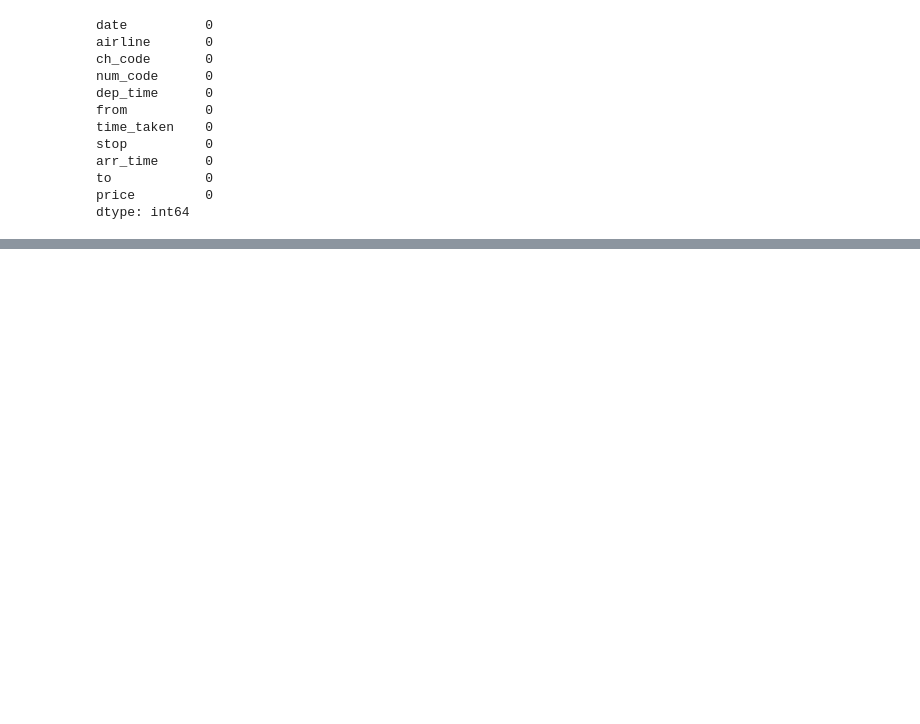
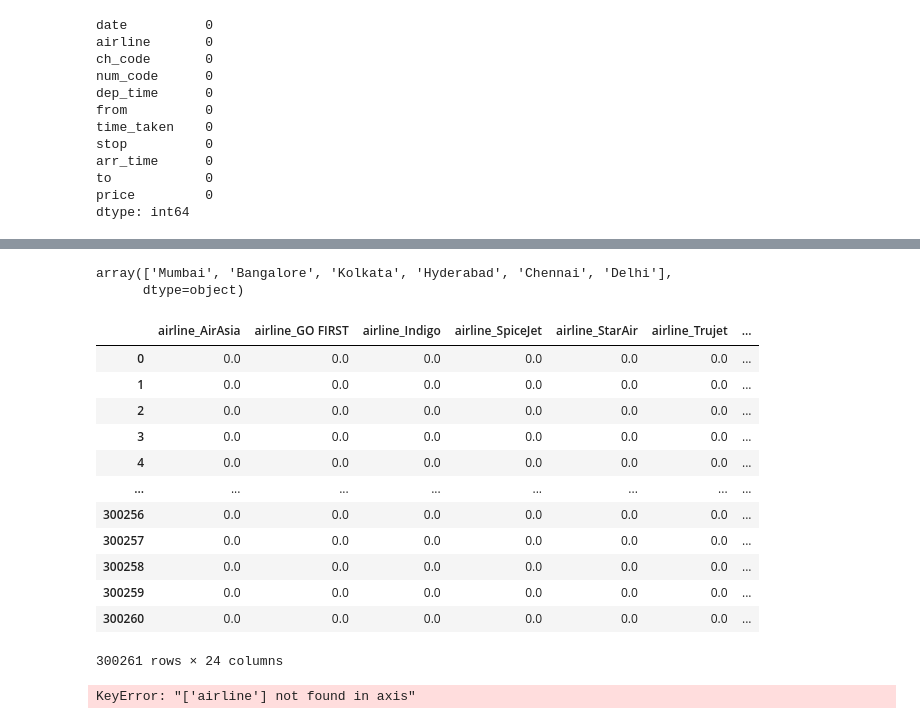
Before and after one commit to agrajnema/EDA, a Jupyter notebook: FlightPricePrediction/flight_prediction_eda.ipynb, the cells around one changed output, grey strips where cells are left out. Saved outputs shown, nothing was run; the diff lists cells and outputs as text; code cells hidden in the pictures; blank space fills up the shorter version.

```diff
--- a/FlightPricePrediction/flight_prediction_eda.ipynb
+++ b/FlightPricePrediction/flight_prediction_eda.ipynb
@@ -64,0 +119,10 @@ dtype: int64
+# %%
+#convert date and time columns created above to int
+
+df['day'] = df['day'].astype(int)
+df['month'] = df['month'].astype(int)
+df['year'] = df['year'].astype(int)
+df['dep_hour'] = df['dep_hour'].astype(int)
+df['dep_min'] = df['dep_min'].astype(int)
+df['arr_hour'] = df['arr_hour'].astype(int)
+df['arr_min'] = df['arr_min'].astype(int)
@@ -64,0 +183,2 @@ dtype: int64
+# %%
+df.drop('time_taken', axis=1, inplace=True)
@@ -65 +205,20 @@ dtype: int64
+# %%
+# Remove \n\t  tags from stop column
+
+#df['stop'] = df['stop'].replace("\n", "").replace("\t", "")
+def extract_total_stops(stops):
+    total_stops = 0
+    if '1-stop' in stops:
+        total_stops = 1
+    elif '2-stop' in stops:
+        total_stops = 2
+    elif 'non' in stops:
+        total_stops = 0
+    elif '2+' in stops:
+        total_stops = 3
+    else:
+        total_stops = 4
+    return total_stops
+
+df['total_stops'] = df['stop'].apply(extract_total_stops)
 # %%
@@ -77 +231,4 @@ Trujet           41
 Name: count, dtype: int64
+# %%
+#drop stop columns as we have total stops column now
+df.drop('stop', axis=1, inplace=True)
@@ -77,0 +244,36 @@ Name: count, dtype: int64
+# %%
+df['airline'].unique()
+df['from'].unique()
+df['to'].unique()
+# %% [output]
+array(['Mumbai', 'Bangalore', 'Kolkata', 'Hyderabad', 'Chennai', 'Delhi'],
+      dtype=object)
+# %%
+#apply one hot encoding using Column Transformer to airline, from, to features and convert into numerical features
+
+ohe = OneHotEncoder(drop='first')
+transformed_cat = ohe.fit_transform(df[['airline', 'from', 'to', 'ch_code']]).toarray()
+ohe_df = pd.DataFrame(transformed_cat, columns=ohe.get_feature_names_out())
+ohe_df
+# %% [output]
+|  | airline_AirAsia | airline_GO FIRST | airline_Indigo | airline_SpiceJet | airline_StarAir | airline_Trujet | ... |
+| 0 | 0.0 | 0.0 | 0.0 | 0.0 | 0.0 | 0.0 | ... |
+| 1 | 0.0 | 0.0 | 0.0 | 0.0 | 0.0 | 0.0 | ... |
+| 2 | 0.0 | 0.0 | 0.0 | 0.0 | 0.0 | 0.0 | ... |
+| 3 | 0.0 | 0.0 | 0.0 | 0.0 | 0.0 | 0.0 | ... |
+| 4 | 0.0 | 0.0 | 0.0 | 0.0 | 0.0 | 0.0 | ... |
+| ... | ... | ... | ... | ... | ... | ... | ... |
+| 300256 | 0.0 | 0.0 | 0.0 | 0.0 | 0.0 | 0.0 | ... |
+| 300257 | 0.0 | 0.0 | 0.0 | 0.0 | 0.0 | 0.0 | ... |
+| 300258 | 0.0 | 0.0 | 0.0 | 0.0 | 0.0 | 0.0 | ... |
+| 300259 | 0.0 | 0.0 | 0.0 | 0.0 | 0.0 | 0.0 | ... |
+| 300260 | 0.0 | 0.0 | 0.0 | 0.0 | 0.0 | 0.0 | ... |
+300261 rows × 24 columns
+# %%
+#drop airline, from, to columns
+
+df.drop('airline', axis=1, inplace=True)
+df.drop('from', axis=1, inplace=True)
+df.drop('to', axis=1, inplace=True)
+# %% [output]
+KeyError: "['airline'] not found in axis"
```
Also changed, not shown: parts of 16 cells of this notebook.
